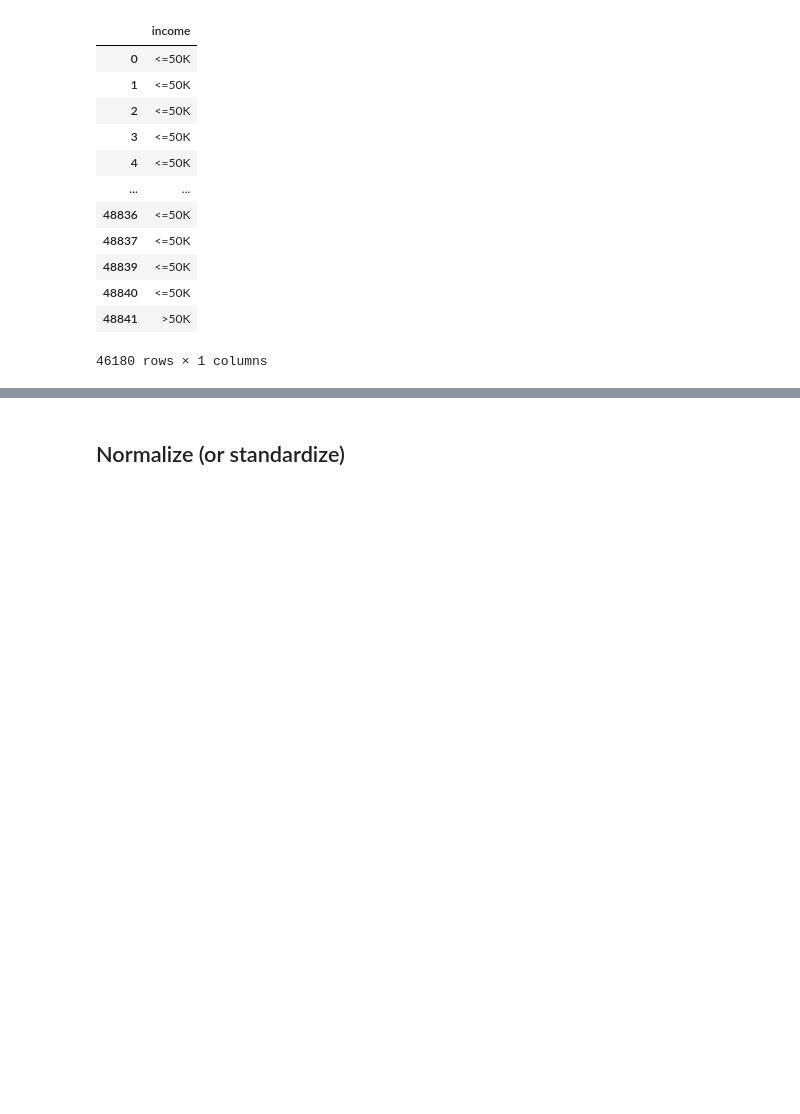
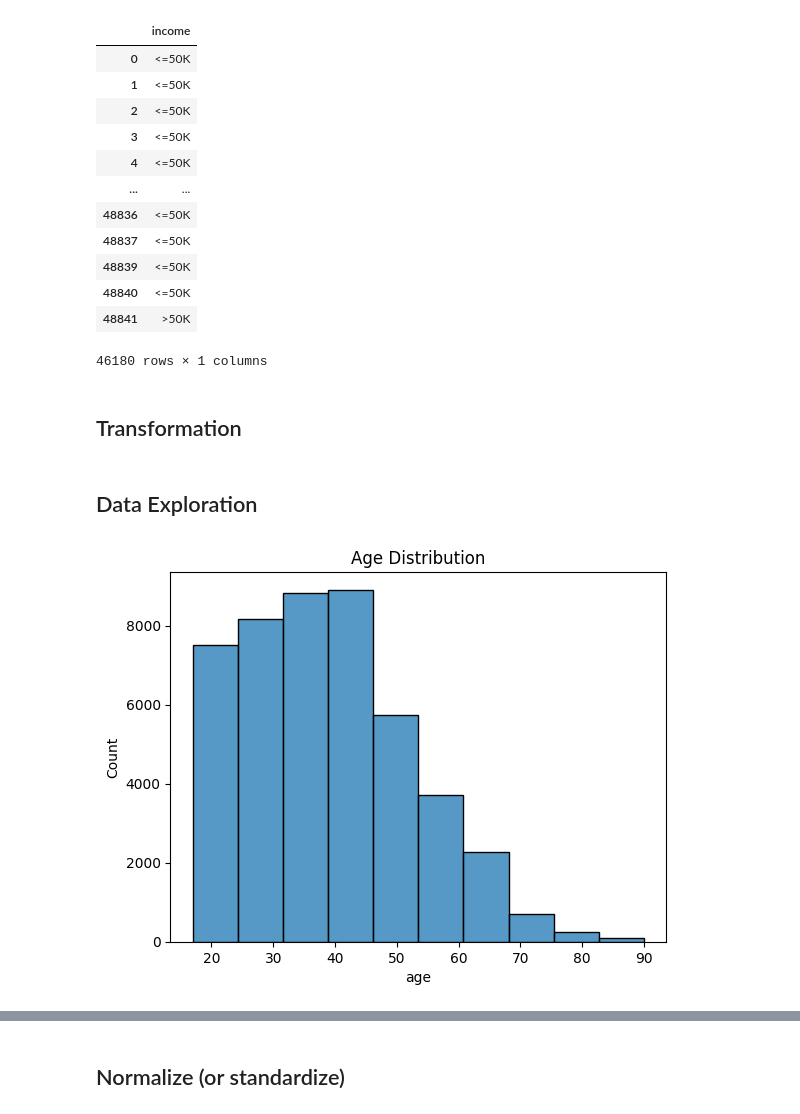
Before and after one commit to Tactikal/CSE151A-WI23-Project, a Jupyter notebook: CSE151A_WI23_Project.ipynb, the cells around one changed output, grey strips where cells are left out. Drawn from its saved outputs; the diff is of its cells as text; code cells hidden in the pictures; blank space fills up the shorter version.

Commit message:
updated .ipynb file to correctly display graphs

```diff
--- a/CSE151A_WI23_Project.ipynb
+++ b/CSE151A_WI23_Project.ipynb
@@ -270,3 +270,5 @@ y
 | 48840 | <=50K |
 | 48841 | >50K |
 46180 rows × 1 columns
+# %% [markdown]
+## Transformation
@@ -272,0 +287,8 @@ y
+# %% [markdown]
+## Data Exploration
+# %%
+sns.histplot(X['age'], bins=10);
+plt.title('Age Distribution')
+plt.show()
+# %% [output]
+[figure, new version]
```
Also changed, not shown: parts of 25 cells of this notebook.
